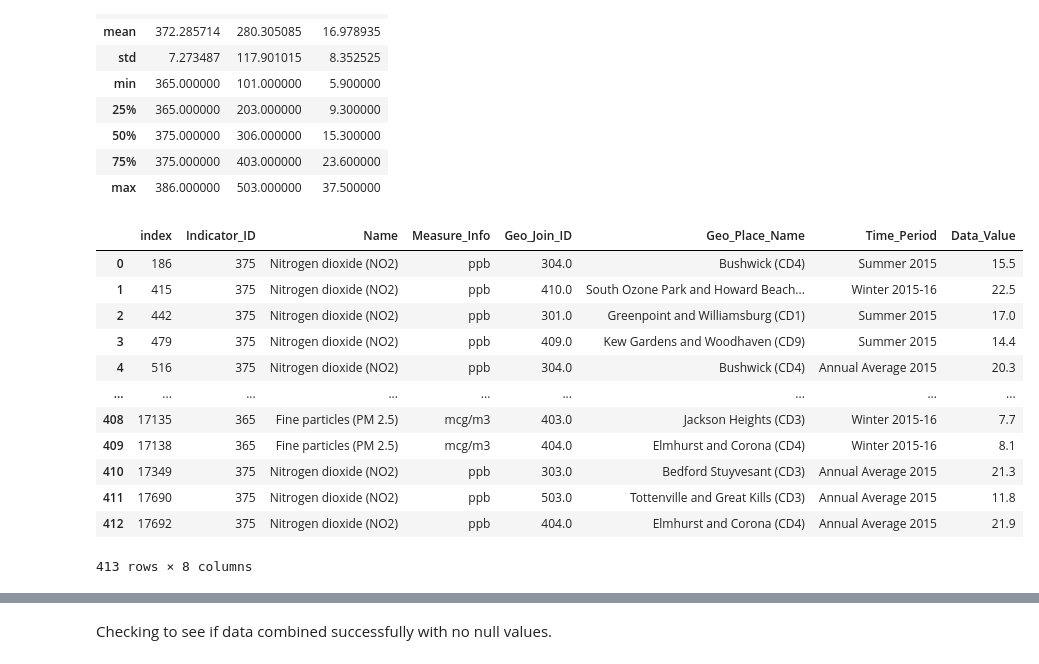
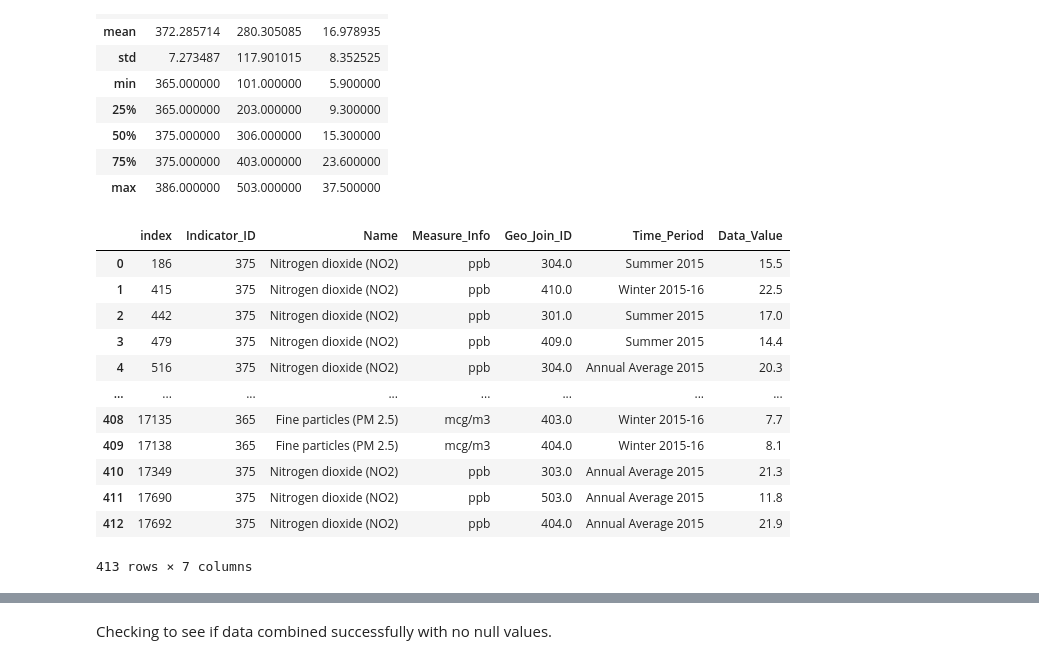
Before and after one commit to Angela-Rene/Trees_in_NYC, a Jupyter notebook: main_notebook.ipynb, the cells around one changed output, grey strips where cells are left out. Saved outputs shown, nothing was run; the diff lists cells and outputs as text; code cells hidden in the pictures.

```diff
--- a/main_notebook.ipynb
+++ b/main_notebook.ipynb
@@ -208,4 +230,5 @@ air_df_2015.head()
 # %%
-air_2015_df = air_df_2015.drop(["Measure", "Start_Date", "Message", "Unique ID"], axis=1)
+#dropping unneeded columns:
+air_2015_df = air_df_2015.drop(["Measure", "Start_Date", "Message", "Unique ID", "Geo Place Name"], axis=1)
 air_2015_df.head()
 # %% [output]
@@ -218,5 +241,6 @@ air_2015_df.head()
 # %%
+#renaming columns:
 air_2015_df = air_2015_df.rename(columns={"Indicator ID": "Indicator_ID", "Measure Info": "Measure_Info", "Geo Type Name": "Geo_Type_Name",
-                                          "Geo Join ID": "Geo_Join_ID", "Geo Place Name": "Geo_Place_Name", "Time Period": "Time_Period", "Data Value": "Data_Value"})
+                                          "Geo Join ID": "Geo_Join_ID", "Time Period": "Time_Period", "Data Value": "Data_Value"})
 air_2015_df
 # %% [output]
@@ -263,21 +288,22 @@ data[data["Geo_Type_Name"] == "CD"].describe()
 | 75% | 375.000000 | 403.000000 | 23.600000 |
 | max | 386.000000 | 503.000000 | 37.500000 |
 # %%
-cd_df = data[data["Geo_Type_Name"] == "CD"]
+#filtering to only include rows with a CD boundary:
+cd_df = air_2015_df[air_2015_df["Geo_Type_Name"] == "CD"]
 cd_df = cd_df.drop(["Geo_Type_Name"], axis=1)
 cd_df = cd_df.reset_index()
 cd_df
 # %% [output]
-|  | index | Indicator_ID | Name | Measure_Info | Geo_Join_ID | Geo_Place_Name | Time_Period | Data_Value |
-| 0 | 186 | 375 | Nitrogen dioxide (NO2) | ppb | 304.0 | Bushwick (CD4) | Summer 2015 | 15.5 |
-| 1 | 415 | 375 | Nitrogen dioxide (NO2) | ppb | 410.0 | South Ozone Park and Howard Beach... | Winter 2015-16 | 22.5 |
-| 2 | 442 | 375 | Nitrogen dioxide (NO2) | ppb | 301.0 | Greenpoint and Williamsburg (CD1) | Summer 2015 | 17.0 |
-| 3 | 479 | 375 | Nitrogen dioxide (NO2) | ppb | 409.0 | Kew Gardens and Woodhaven (CD9) | Summer 2015 | 14.4 |
-| 4 | 516 | 375 | Nitrogen dioxide (NO2) | ppb | 304.0 | Bushwick (CD4) | Annual Average 2015 | 20.3 |
-| ... | ... | ... | ... | ... | ... | ... | ... | ... |
-| 408 | 17135 | 365 | Fine particles (PM 2.5) | mcg/m3 | 403.0 | Jackson Heights (CD3) | Winter 2015-16 | 7.7 |
-| 409 | 17138 | 365 | Fine particles (PM 2.5) | mcg/m3 | 404.0 | Elmhurst and Corona (CD4) | Winter 2015-16 | 8.1 |
-| 410 | 17349 | 375 | Nitrogen dioxide (NO2) | ppb | 303.0 | Bedford Stuyvesant (CD3) | Annual Average 2015 | 21.3 |
-| 411 | 17690 | 375 | Nitrogen dioxide (NO2) | ppb | 503.0 | Tottenville and Great Kills (CD3) | Annual Average 2015 | 11.8 |
-| 412 | 17692 | 375 | Nitrogen dioxide (NO2) | ppb | 404.0 | Elmhurst and Corona (CD4) | Annual Average 2015 | 21.9 |
+|  | index | Indicator_ID | Name | Measure_Info | Geo_Join_ID | Time_Period | Data_Value |
+| 0 | 186 | 375 | Nitrogen dioxide (NO2) | ppb | 304.0 | Summer 2015 | 15.5 |
+| 1 | 415 | 375 | Nitrogen dioxide (NO2) | ppb | 410.0 | Winter 2015-16 | 22.5 |
+| 2 | 442 | 375 | Nitrogen dioxide (NO2) | ppb | 301.0 | Summer 2015 | 17.0 |
+| 3 | 479 | 375 | Nitrogen dioxide (NO2) | ppb | 409.0 | Summer 2015 | 14.4 |
+| 4 | 516 | 375 | Nitrogen dioxide (NO2) | ppb | 304.0 | Annual Average 2015 | 20.3 |
+| ... | ... | ... | ... | ... | ... | ... | ... |
+| 408 | 17135 | 365 | Fine particles (PM 2.5) | mcg/m3 | 403.0 | Winter 2015-16 | 7.7 |
+| 409 | 17138 | 365 | Fine particles (PM 2.5) | mcg/m3 | 404.0 | Winter 2015-16 | 8.1 |
+| 410 | 17349 | 375 | Nitrogen dioxide (NO2) | ppb | 303.0 | Annual Average 2015 | 21.3 |
+| 411 | 17690 | 375 | Nitrogen dioxide (NO2) | ppb | 503.0 | Annual Average 2015 | 11.8 |
+| 412 | 17692 | 375 | Nitrogen dioxide (NO2) | ppb | 404.0 | Annual Average 2015 | 21.9 |
-413 rows × 8 columns
+413 rows × 7 columns
```
Also changed, not shown: parts of 29 cells of this notebook, 1 other file.
